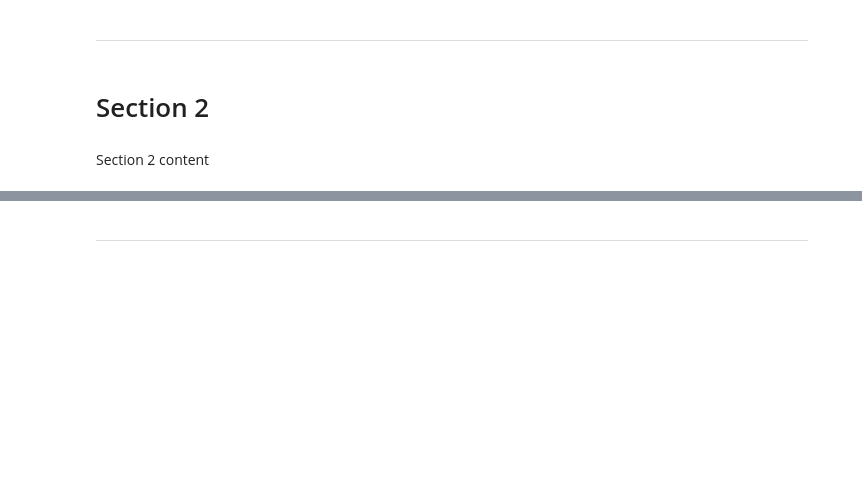
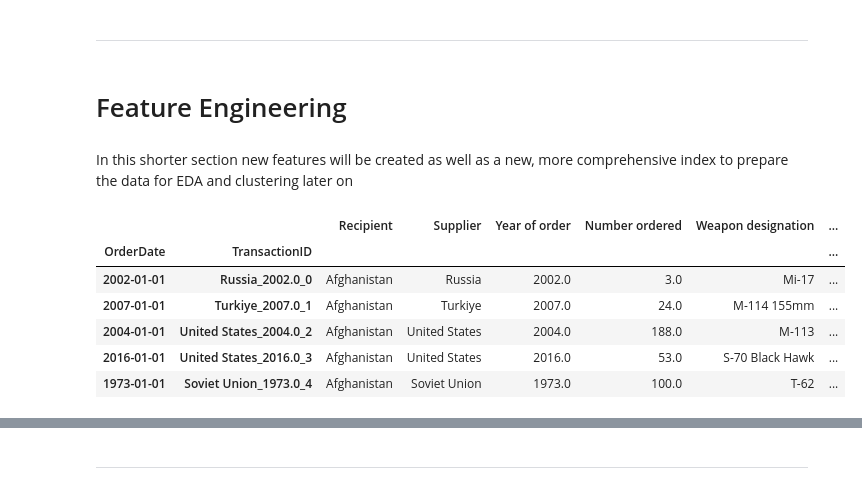
Before and after one commit to J-Bicheno/Arms-Import-Export-Analysis, a Jupyter notebook: jupyter_notebooks/ETL_Pipeline.ipynb, the cells around one changed output, grey strips where cells are left out. Saved outputs shown, nothing was run; the diff lists cells and outputs as text; code cells hidden in the pictures; blank space fills up the shorter version.

Commit message:
feature engineering complete, processed dataset loaded

```diff
--- a/jupyter_notebooks/ETL_Pipeline.ipynb
+++ b/jupyter_notebooks/ETL_Pipeline.ipynb
@@ -63,5 +63,5 @@ Now the CSV file containing the dataset can be parsed into a DataFrame
 # %%
-arms_df = pd.read_csv('Data/Raw/trade-register-military.csv')
+arms_df = pd.read_csv('data_folder/Raw/trade-register-military.csv')
 arms_df.head()
 # %% [output]
 |  | Recipient | Supplier | Year of order |  | Number ordered | .1 | Weapon designation | ... |
@@ -234,7 +234,32 @@ arms_df.duplicated().sum()
 0
 # %% [markdown]
 ---
-# %% [markdown]
-# Section 2
-# %% [markdown]
-Section 2 content
+# %% [markdown]
+# Feature Engineering
+# %% [markdown]
+In this shorter section new features will be created as well as a new, more comprehensive index to prepare the data for EDA and clustering later on
+# %%
+# Create datetime and transaction ID
+arms_df['OrderDate'] = pd.to_datetime(arms_df['Year of order'], format='%Y')
+arms_df['TransactionID'] = arms_df['Supplier'] + '_' + arms_df['Year of order'].astype(str) + '_' + arms_df.index.astype(str)
+
+# Add features for clustering
+arms_df['Supplier_Total_TIV'] = arms_df.groupby('Supplier')['SIPRI TIV for total order'].transform('sum')
+arms_df['Recipient_Total_TIV'] = arms_df.groupby('Recipient')['SIPRI TIV for total order'].transform('sum')
+arms_df['Trade_Volume'] = arms_df.groupby(['Supplier', 'Recipient'])['SIPRI TIV for total order'].transform('count')
+
+# Optional: Add temporal features
+arms_df['Decade'] = (arms_df['Year of order'] // 10) * 10
+arms_df['Trade_Frequency'] = arms_df.groupby(['Supplier', 'Recipient', 'Decade'])['SIPRI TIV for total order'].transform('count')
+
+# Set multi-index
+arms_df = arms_df.set_index(['OrderDate', 'TransactionID'])
+arms_df.head()
+# %% [output]
+|  |  | Recipient | Supplier | Year of order | Number ordered | Weapon designation | ... |
+| OrderDate | TransactionID |  |  |  |  |  | ... |
+| 2002-01-01 | Russia_2002.0_0 | Afghanistan | Russia | 2002.0 | 3.0 | Mi-17 | ... |
+| 2007-01-01 | Turkiye_2007.0_1 | Afghanistan | Turkiye | 2007.0 | 24.0 | M-114 155mm | ... |
+| 2004-01-01 | United States_2004.0_2 | Afghanistan | United States | 2004.0 | 188.0 | M-113 | ... |
+| 2016-01-01 | United States_2016.0_3 | Afghanistan | United States | 2016.0 | 53.0 | S-70 Black Hawk | ... |
+| 1973-01-01 | Soviet Union_1973.0_4 | Afghanistan | Soviet Union | 1973.0 | 100.0 | T-62 | ... |
```
Also changed, not shown: parts of 22 cells of this notebook, 3 other files.
